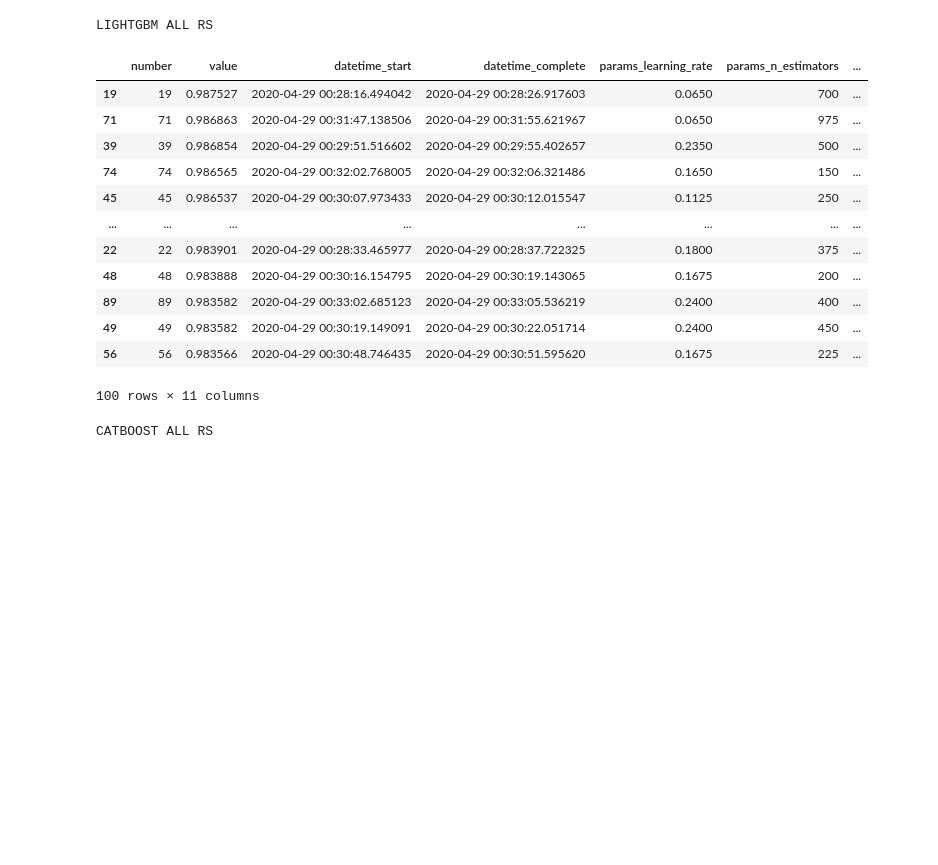
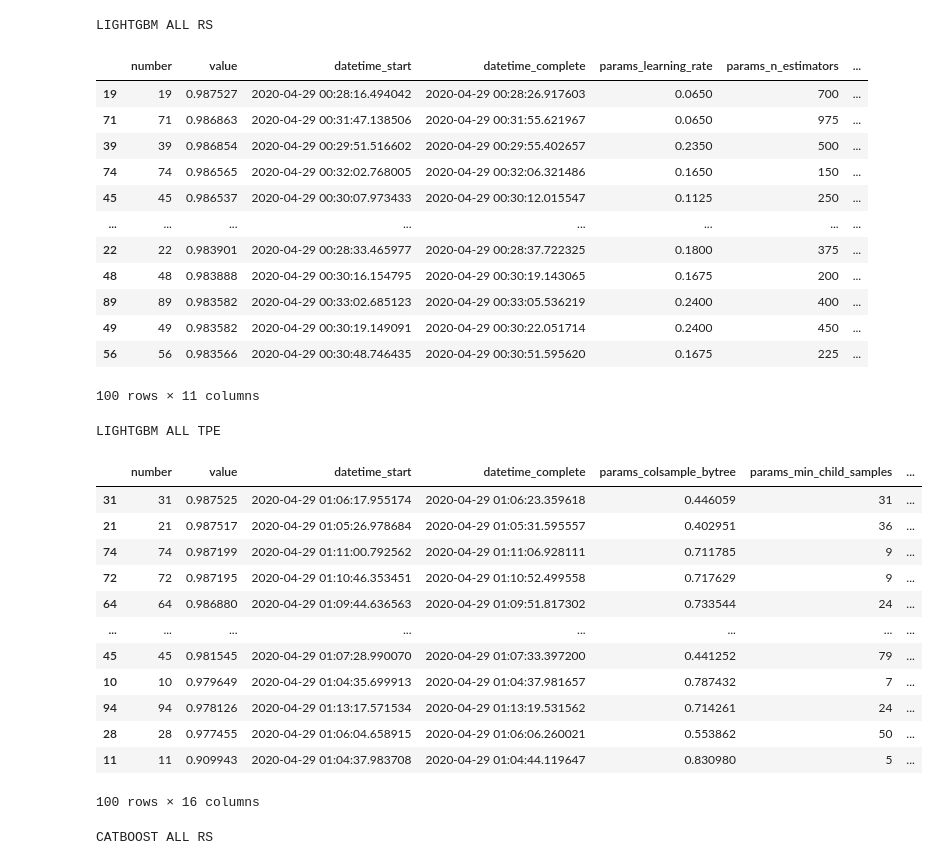
Before and after one commit to achmand/aml-crypto-graph, a Jupyter notebook: src/1.1_experiment_tuning_results.ipynb, the cells around one changed output. Drawn from its saved outputs; the diff is of its cells as text; code cells hidden in the pictures; blank space fills up the shorter version.

Commit message:
Add TPE light for eth

```diff
--- a/src/1.1_experiment_tuning_results.ipynb
+++ b/src/1.1_experiment_tuning_results.ipynb
@@ -18,29 +33,43 @@ display(study_rsxgb_LF_df[study_rsxgb_LF_df["state"] == "COMPLETE"].sort_values(
 # %%
 # LIGHTGBM
 print("LIGHTGBM ALL RS")
 study_rslight_ALL = util.read_pickle(experiment_1 + "rs_lightgbm_ALL.pkl")
 study_rslight_ALL_df = study_rslight_ALL.trials_dataframe()
 display(study_rslight_ALL_df[study_rslight_ALL_df["state"] == "COMPLETE"].sort_values("value", ascending=False))
 
-# print("LIGHTGBM LF TPE")
-# study_tpelight_LF = util.read_pickle(experiment_1 + "tpe_lightgbm_LF.pkl")
-# study_tpelight_LF_df = study_tpelight_LF.trials_dataframe()
-# display(study_tpelight_LF_df[study_tpelight_LF_df["state"] == "COMPLETE"].sort_values("value", ascending=False))
+print("LIGHTGBM ALL TPE")
+study_tpelight_ALL = util.read_pickle(experiment_1 + "tpe_lightgbm_ALL.pkl")
+study_tpelight_ALL_df = study_tpelight_ALL.trials_dataframe()
+display(study_tpelight_ALL_df[study_tpelight_ALL_df["state"] == "COMPLETE"].sort_values("value", ascending=False))
 # %% [output]
 LIGHTGBM ALL RS
 |  | number | value | datetime_start | datetime_complete | params_learning_rate | params_n_estimators | ... |
 | 19 | 19 | 0.987527 | 2020-04-29 00:28:16.494042 | 2020-04-29 00:28:26.917603 | 0.0650 | 700 | ... |
 | 71 | 71 | 0.986863 | 2020-04-29 00:31:47.138506 | 2020-04-29 00:31:55.621967 | 0.0650 | 975 | ... |
 | 39 | 39 | 0.986854 | 2020-04-29 00:29:51.516602 | 2020-04-29 00:29:55.402657 | 0.2350 | 500 | ... |
 | 74 | 74 | 0.986565 | 2020-04-29 00:32:02.768005 | 2020-04-29 00:32:06.321486 | 0.1650 | 150 | ... |
 | 45 | 45 | 0.986537 | 2020-04-29 00:30:07.973433 | 2020-04-29 00:30:12.015547 | 0.1125 | 250 | ... |
 | ... | ... | ... | ... | ... | ... | ... | ... |
 | 22 | 22 | 0.983901 | 2020-04-29 00:28:33.465977 | 2020-04-29 00:28:37.722325 | 0.1800 | 375 | ... |
 | 48 | 48 | 0.983888 | 2020-04-29 00:30:16.154795 | 2020-04-29 00:30:19.143065 | 0.1675 | 200 | ... |
 | 89 | 89 | 0.983582 | 2020-04-29 00:33:02.685123 | 2020-04-29 00:33:05.536219 | 0.2400 | 400 | ... |
 | 49 | 49 | 0.983582 | 2020-04-29 00:30:19.149091 | 2020-04-29 00:30:22.051714 | 0.2400 | 450 | ... |
 | 56 | 56 | 0.983566 | 2020-04-29 00:30:48.746435 | 2020-04-29 00:30:51.595620 | 0.1675 | 225 | ... |
 100 rows × 11 columns
+LIGHTGBM ALL TPE
+|  | number | value | datetime_start | datetime_complete | params_colsample_bytree | params_min_child_samples | ... |
+| 31 | 31 | 0.987525 | 2020-04-29 01:06:17.955174 | 2020-04-29 01:06:23.359618 | 0.446059 | 31 | ... |
+| 21 | 21 | 0.987517 | 2020-04-29 01:05:26.978684 | 2020-04-29 01:05:31.595557 | 0.402951 | 36 | ... |
+| 74 | 74 | 0.987199 | 2020-04-29 01:11:00.792562 | 2020-04-29 01:11:06.928111 | 0.711785 | 9 | ... |
+| 72 | 72 | 0.987195 | 2020-04-29 01:10:46.353451 | 2020-04-29 01:10:52.499558 | 0.717629 | 9 | ... |
+| 64 | 64 | 0.986880 | 2020-04-29 01:09:44.636563 | 2020-04-29 01:09:51.817302 | 0.733544 | 24 | ... |
+| ... | ... | ... | ... | ... | ... | ... | ... |
+| 45 | 45 | 0.981545 | 2020-04-29 01:07:28.990070 | 2020-04-29 01:07:33.397200 | 0.441252 | 79 | ... |
+| 10 | 10 | 0.979649 | 2020-04-29 01:04:35.699913 | 2020-04-29 01:04:37.981657 | 0.787432 | 7 | ... |
+| 94 | 94 | 0.978126 | 2020-04-29 01:13:17.571534 | 2020-04-29 01:13:19.531562 | 0.714261 | 24 | ... |
+| 28 | 28 | 0.977455 | 2020-04-29 01:06:04.658915 | 2020-04-29 01:06:06.260021 | 0.553862 | 50 | ... |
+| 11 | 11 | 0.909943 | 2020-04-29 01:04:37.983708 | 2020-04-29 01:04:44.119647 | 0.830980 | 5 | ... |
+100 rows × 16 columns
 # %%
 # CATBOOST
 print("CATBOOST ALL RS")
```
Also changed, not shown: parts of 1 cell of this notebook, 7 other files.
